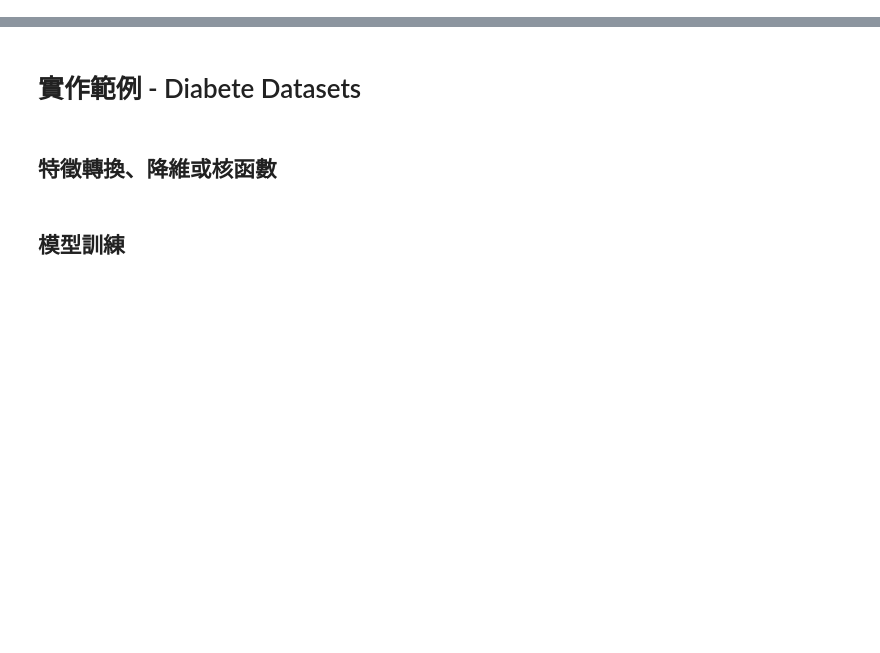
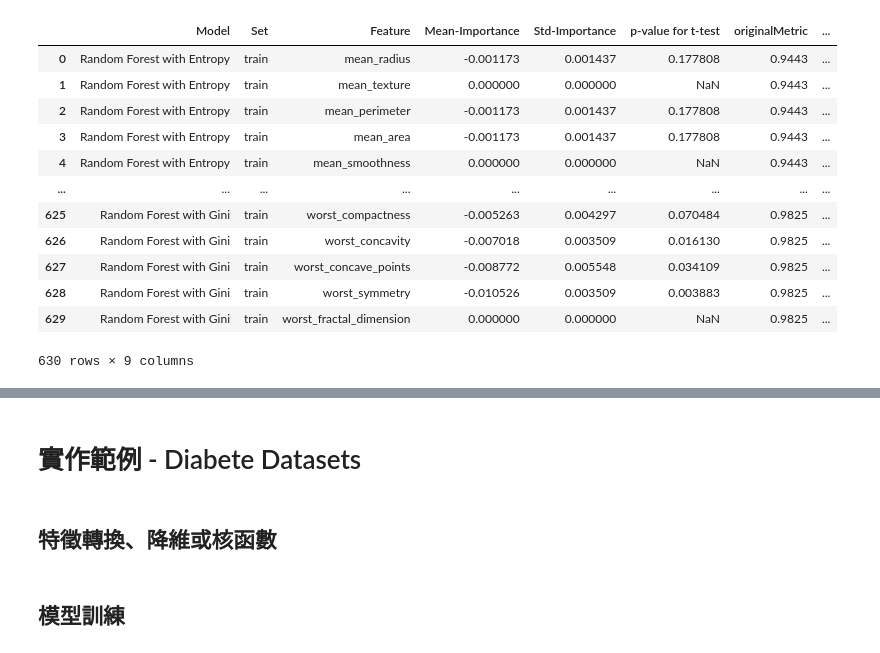
Before and after one commit to Wang-Jian-An/CustomizedAutoML, a Jupyter notebook: Example.ipynb, the cells around one changed output, grey strips where cells are left out. Cells and saved outputs as stored; diff of their text form; code cells hidden in the pictures; blank space fills up the shorter version.

```diff
--- a/Example.ipynb
+++ b/Example.ipynb
@@ -52 +73,17 @@ pd.DataFrame(result[1])
+# %%
+pd.DataFrame(result["PermutationImportance"]["trainData"])
+# %% [output]
+|  | Model | Set | Feature | Mean-Importance | Std-Importance | p-value for t-test | originalMetric | ... |
+| 0 | Random Forest with Entropy | train | mean_radius | -0.001173 | 0.001437 | 0.177808 | 0.9443 | ... |
+| 1 | Random Forest with Entropy | train | mean_texture | 0.000000 | 0.000000 | NaN | 0.9443 | ... |
+| 2 | Random Forest with Entropy | train | mean_perimeter | -0.001173 | 0.001437 | 0.177808 | 0.9443 | ... |
+| 3 | Random Forest with Entropy | train | mean_area | -0.001173 | 0.001437 | 0.177808 | 0.9443 | ... |
+| 4 | Random Forest with Entropy | train | mean_smoothness | 0.000000 | 0.000000 | NaN | 0.9443 | ... |
+| ... | ... | ... | ... | ... | ... | ... | ... | ... |
+| 625 | Random Forest with Gini | train | worst_compactness | -0.005263 | 0.004297 | 0.070484 | 0.9825 | ... |
+| 626 | Random Forest with Gini | train | worst_concavity | -0.007018 | 0.003509 | 0.016130 | 0.9825 | ... |
+| 627 | Random Forest with Gini | train | worst_concave_points | -0.008772 | 0.005548 | 0.034109 | 0.9825 | ... |
+| 628 | Random Forest with Gini | train | worst_symmetry | -0.010526 | 0.003509 | 0.003883 | 0.9825 | ... |
+| 629 | Random Forest with Gini | train | worst_fractal_dimension | 0.000000 | 0.000000 | NaN | 0.9825 | ... |
+630 rows × 9 columns
 # %% [markdown]
```
Also changed, not shown: parts of 11 cells of this notebook.
